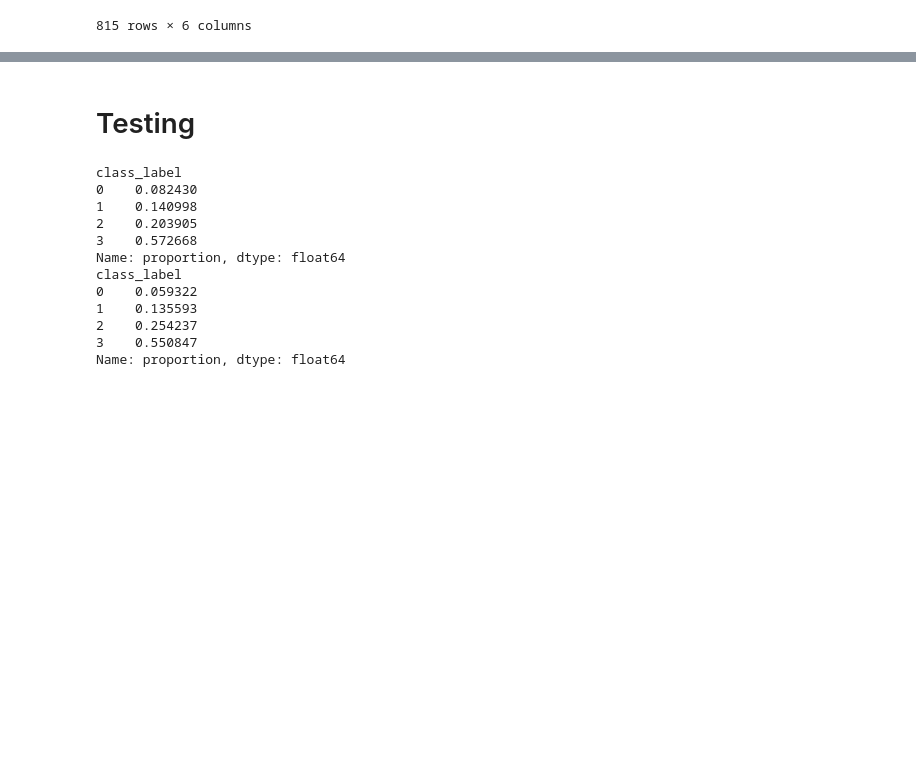
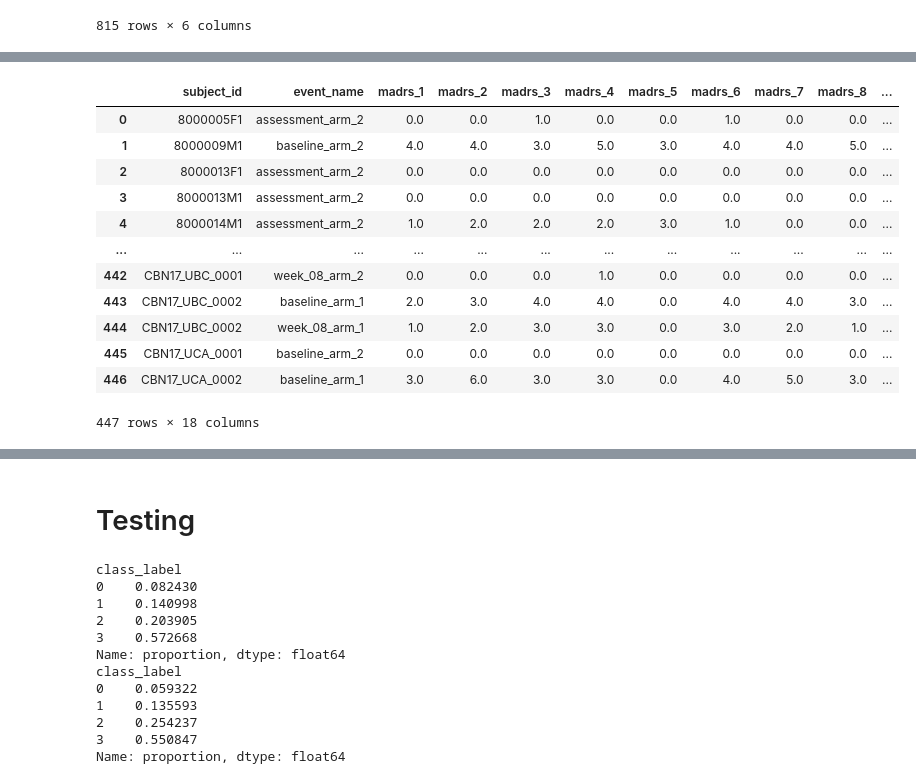
Before and after one commit to jasondeon/rdino_bert, a Jupyter notebook: make_manifest.ipynb, the cells around one changed output, grey strips where cells are left out. Drawn from its saved outputs; the diff is of its cells as text; code cells hidden in the pictures; blank space fills up the shorter version.

```diff
--- a/make_manifest.ipynb
+++ b/make_manifest.ipynb
@@ -124,0 +146,23 @@ df = df[["audio_path", "word_timestamps_path", "diarization_path", "class_label"
+# %%
+df2["audio_path"] = df2["speech_files"].apply(lambda x: f"/data/Audio_sent_for_transcription/{eval(x)[0]}")
+# %%
+audio_records2 = []
+for fname in tqdm(audio_files):
+    base_fname = os.path.splitext(os.path.basename(fname))[0]
+    year = base_fname[-4:]
+    if not year.isnumeric():
+        continue
+    trans_fname = f"/data/CrisperWhisper_output/raw_transcripts/{base_fname}.pkl"
+    if not os.path.exists(trans_fname):
+        continue
+    trans_word_fname = f"/data/CrisperWhisper_output/word_level_timestamps/{base_fname}.pkl"
+    if not os.path.exists(trans_word_fname):
+        tmp = pickle.load(open(trans_fname, "rb"))
+        new_trans = [(x.word, x.start, x.end) for x in tmp.words]
+        pickle.dump(new_trans, open(trans_word_fname, "wb"))
+    diar_fname = f"/data/CrisperWhisper_output/raw_diarization/{base_fname}.pkl"
+    if not os.path.exists(diar_fname):
+        continue
+
+    audio_records2.append({"audio_path": fname, "word_timestamps_path": trans_word_fname, "diarization_path": diar_fname})
+audio_df2 = pd.DataFrame(audio_records2)
@@ -124,0 +185,22 @@ df = df[["audio_path", "word_timestamps_path", "diarization_path", "class_label"
+# %%
+df2 = df2.merge(audio_df2, on=['audio_path'], how='left')
+# %%
+for i in range(1,11):
+    df2[f"madrs_{i}"] = df2[f"madrs_{i}"].replace(99, 0)
+df2["madrs"] = df2[[f"madrs_{i}" for i in range(1,11)]].sum(axis=1)
+# %%
+df2
+# %% [output]
+|  | subject_id | event_name | madrs_1 | madrs_2 | madrs_3 | madrs_4 | madrs_5 | madrs_6 | madrs_7 | madrs_8 | ... |
+| 0 | 8000005F1 | assessment_arm_2 | 0.0 | 0.0 | 1.0 | 0.0 | 0.0 | 1.0 | 0.0 | 0.0 | ... |
+| 1 | 8000009M1 | baseline_arm_2 | 4.0 | 4.0 | 3.0 | 5.0 | 3.0 | 4.0 | 4.0 | 5.0 | ... |
+| 2 | 8000013F1 | assessment_arm_2 | 0.0 | 0.0 | 0.0 | 0.0 | 0.0 | 0.0 | 0.0 | 0.0 | ... |
+| 3 | 8000013M1 | assessment_arm_2 | 0.0 | 0.0 | 0.0 | 0.0 | 0.0 | 0.0 | 0.0 | 0.0 | ... |
+| 4 | 8000014M1 | assessment_arm_2 | 1.0 | 2.0 | 2.0 | 2.0 | 3.0 | 1.0 | 0.0 | 0.0 | ... |
+| ... | ... | ... | ... | ... | ... | ... | ... | ... | ... | ... | ... |
+| 442 | CBN17_UBC_0001 | week_08_arm_2 | 0.0 | 0.0 | 0.0 | 1.0 | 0.0 | 0.0 | 0.0 | 0.0 | ... |
+| 443 | CBN17_UBC_0002 | baseline_arm_1 | 2.0 | 3.0 | 4.0 | 4.0 | 0.0 | 4.0 | 4.0 | 3.0 | ... |
+| 444 | CBN17_UBC_0002 | week_08_arm_1 | 1.0 | 2.0 | 3.0 | 3.0 | 0.0 | 3.0 | 2.0 | 1.0 | ... |
+| 445 | CBN17_UCA_0001 | baseline_arm_2 | 0.0 | 0.0 | 0.0 | 0.0 | 0.0 | 0.0 | 0.0 | 0.0 | ... |
+| 446 | CBN17_UCA_0002 | baseline_arm_1 | 3.0 | 6.0 | 3.0 | 3.0 | 0.0 | 4.0 | 5.0 | 3.0 | ... |
+447 rows × 18 columns
```
Also changed, not shown: parts of 32 cells of this notebook, 49 other files.
